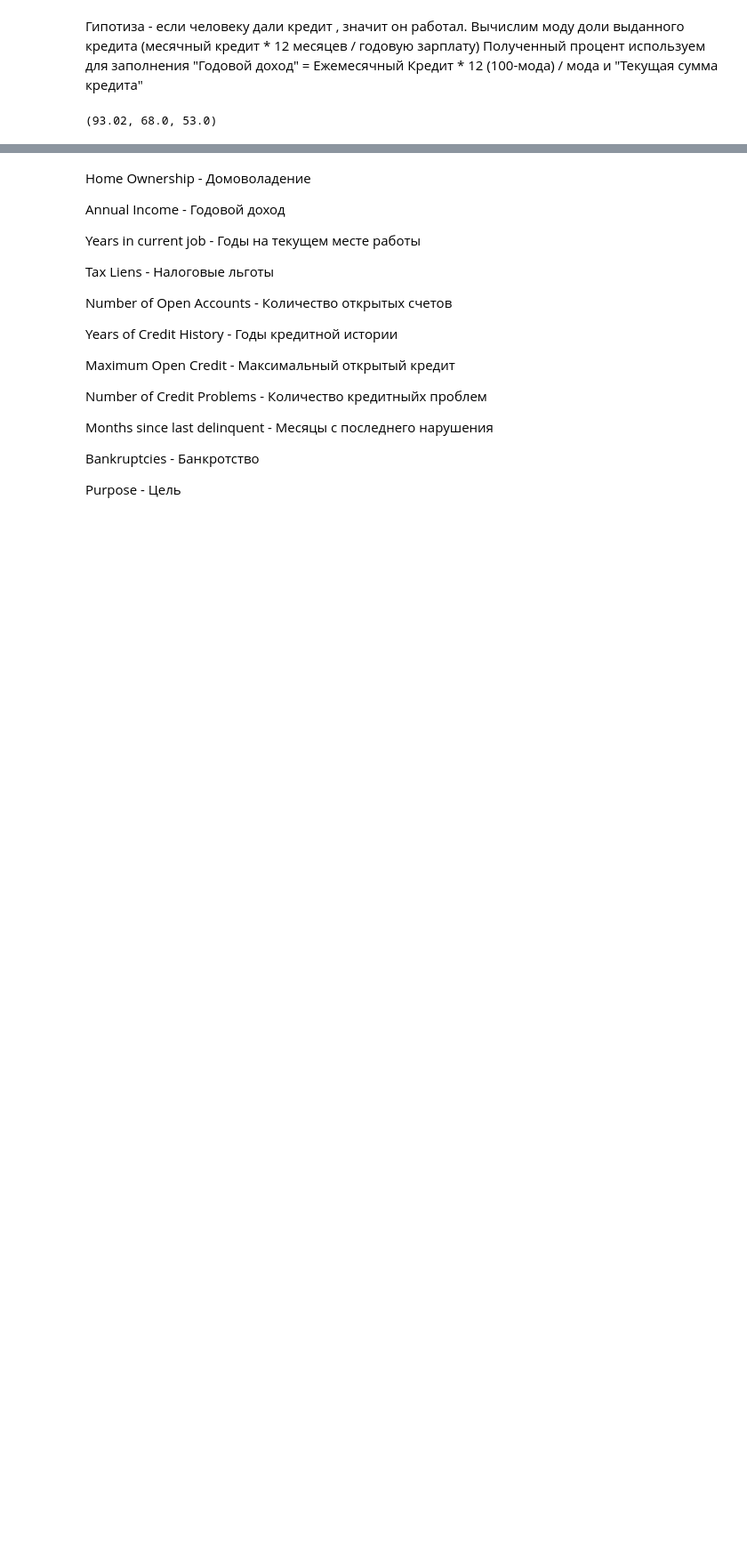
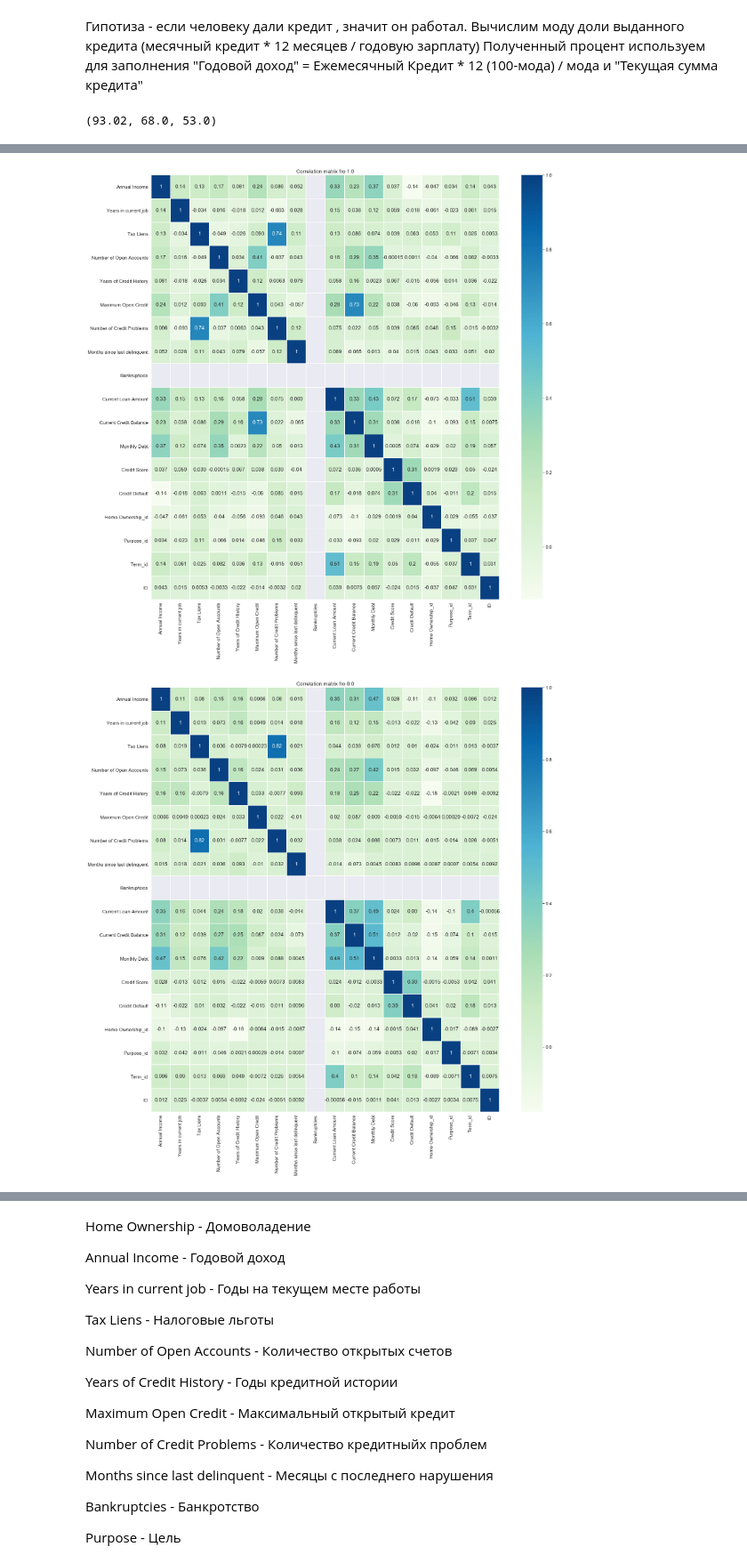
Before and after one commit to Vya-cheslav/geek, a Jupyter notebook: 3_quarter/LybraryPythonFirDataScienceNext/course_project/RozhnovVA_solution.ipynb, the cells around one changed output, grey strips where cells are left out. Shown at 89% size. Cells and saved outputs as stored; diff of their text form; code cells hidden in the pictures; blank space fills up the shorter version.

```diff
--- a/3_quarter/LybraryPythonFirDataScienceNext/course_project/RozhnovVA_solution.ipynb
+++ b/3_quarter/LybraryPythonFirDataScienceNext/course_project/RozhnovVA_solution.ipynb
@@ -272,4 +276,0 @@ train_df
-# %%
-#Гипотиза : для неучтенных банкротов при кредитном дефолте ставим 1 если нет дефолта то ноль
-train_df.loc[(train_df['Bankruptcies'].isna()) & (train_df['Credit Default']==1), ['Bankruptcies']] = 1
-train_df.loc[(train_df['Bankruptcies'].isna()) & (train_df['Credit Default']==0), ['Bankruptcies']] = 0
@@ -275,0 +305,11 @@ train_df.loc[(train_df['Bankruptcies'].isna()) & (train_df['Credit Default']==0)
+# %%
+model = RandomForestRegressor(n_jobs=2,
+                                  n_estimators=100,
+                                  min_samples_split=25,
+                                  max_features=2,
+                                  random_state=17)
+model.fit(tmp_df, tmp_target)
+
+train_df['Bankruptcies_pred'] = model.predict(train_df.loc[:, tmp_features]).round()
+train_df['dif'] = train_df['Bankruptcies_pred'] / train_df['Bankruptcies']
+train_df.loc[:, ['Bankruptcies_pred', 'Bankruptcies', 'dif']].head(10)
@@ -276,3 +328,6 @@ train_df.loc[(train_df['Bankruptcies'].isna()) & (train_df['Credit Default']==0)
+# %%
+train_df['Bankruptcies'] = train_df['Bankruptcies_pred'].combine_first(train_df['Bankruptcies'])
+train_df = train_df[columns+['ID']]
 # %%
 #Гипотиза : 100 млн долга быть не может. Предположим,  что кредит выдан на 1 год
 #Можно в принципи подумать и тип домовладения включить влияющим фактором))))
@@ -331 +396,16 @@ ID                                 0
 dtype: int64
+# %%
+#Здесь строил кореляцию в разбивке по группам . Не помогло((
+col = 'Bankruptcies'
+for k, v in enumerate(train_df[col].unique()):
+    df_corr = train_df.loc[(train_df['Credit Score'].notna())&(train_df[col]==v)].corr()
+    plt.figure(figsize = (25,25))
+
+    sns.set(font_scale=1.4)
+    sns.heatmap(df_corr, annot=True, linewidths=.5, cmap='GnBu')
+
+    plt.title(f'Correlation matrix for {v}')
+    plt.show()
+# %% [output]
+[figure, added]
+[figure, added]
```
Also changed, not shown: parts of 35 cells of this notebook, 4 other files.
